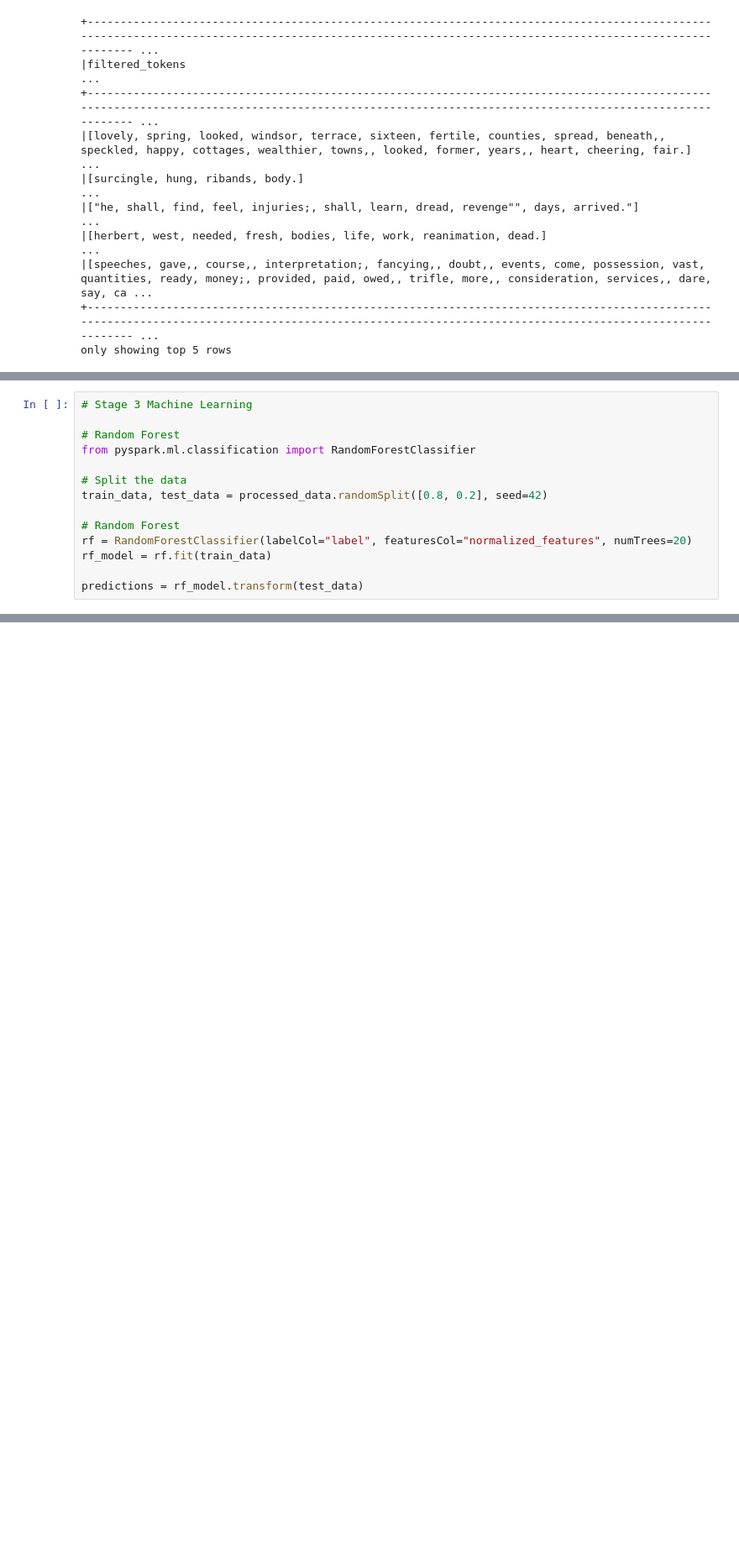
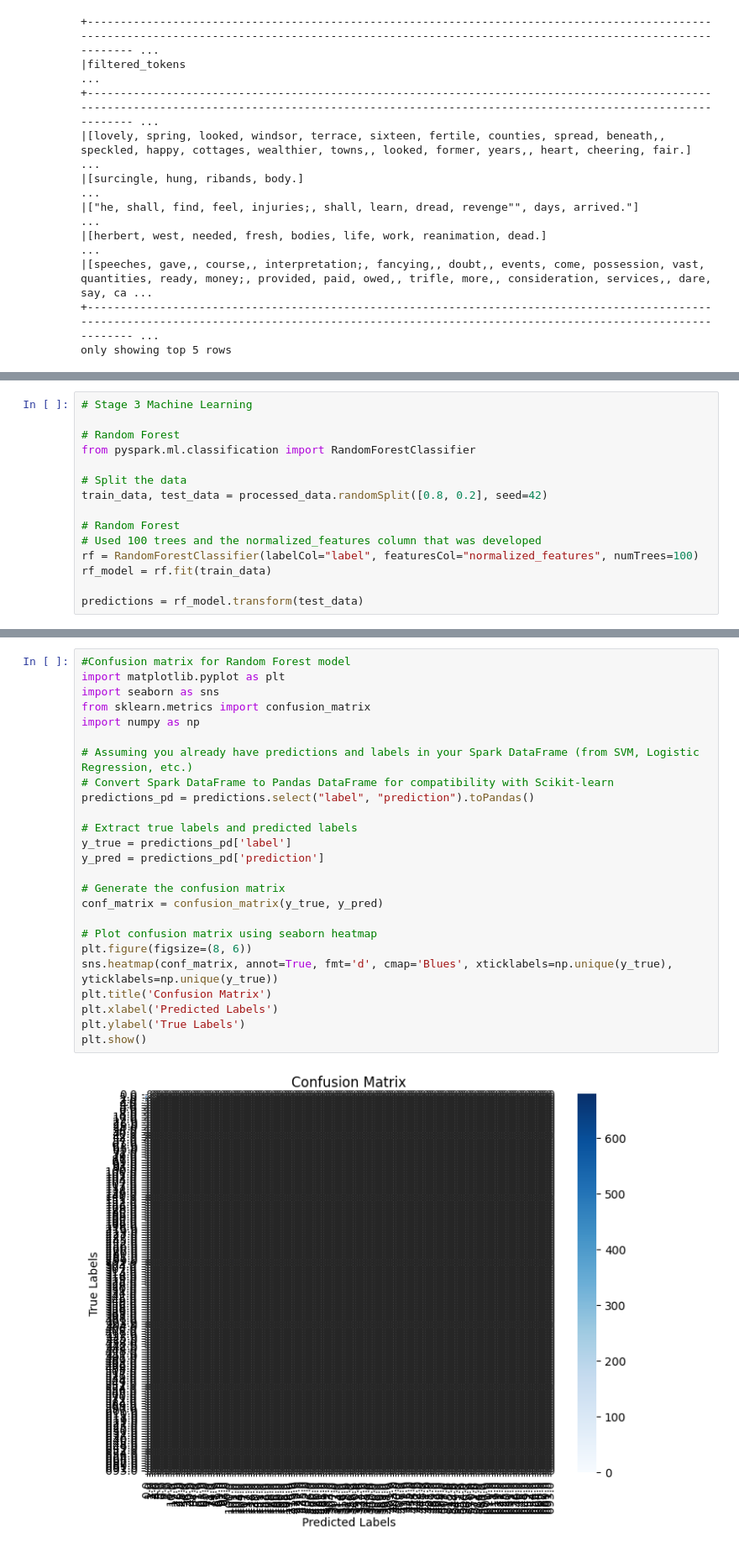
Before and after one commit to Franklin-Xie/Spooky-Authorship, a Jupyter notebook: ode_6_of_10_data_mine_Team3_(1).ipynb, the cells around one changed output, grey strips where cells are left out. Shown at 84% size. Saved outputs shown, nothing was run; the diff lists cells and outputs as text; blank space fills up the shorter version.

```diff
--- a/ode_6_of_10_data_mine_Team3_(1).ipynb
+++ b/ode_6_of_10_data_mine_Team3_(1).ipynb
@@ -108,7 +114,8 @@ from pyspark.ml.classification import RandomForestClassifier
 train_data, test_data = processed_data.randomSplit([0.8, 0.2], seed=42)
 
 # Random Forest
-rf = RandomForestClassifier(labelCol="label", featuresCol="normalized_features", numTrees=20)
+# Used 100 trees and the normalized_features column that was developed
+rf = RandomForestClassifier(labelCol="label", featuresCol="normalized_features", numTrees=100)
 rf_model = rf.fit(train_data)
 
 predictions = rf_model.transform(test_data)
@@ -152 +166,28 @@ Random Forest Accuracy = 0.37
 Logistic Regression Accuracy =  0.60
+# %%
+#Confusion matrix for Random Forest model
+import matplotlib.pyplot as plt
+import seaborn as sns
+from sklearn.metrics import confusion_matrix
+import numpy as np
+
+# Assuming you already have predictions and labels in your Spark DataFrame (from SVM, Logistic Regression, etc.)
+# Convert Spark DataFrame to Pandas DataFrame for compatibility with Scikit-learn
+predictions_pd = predictions.select("label", "prediction").toPandas()
+
+# Extract true labels and predicted labels
+y_true = predictions_pd['label']
+y_pred = predictions_pd['prediction']
+
+# Generate the confusion matrix
+conf_matrix = confusion_matrix(y_true, y_pred)
+
+# Plot confusion matrix using seaborn heatmap
+plt.figure(figsize=(8, 6))
+sns.heatmap(conf_matrix, annot=True, fmt='d', cmap='Blues', xticklabels=np.unique(y_true), yticklabels=np.unique(y_true))
+plt.title('Confusion Matrix')
+plt.xlabel('Predicted Labels')
+plt.ylabel('True Labels')
+plt.show()
+# %% [output]
+[figure, added]
```
Also changed, not shown: parts of 5 cells of this notebook.
